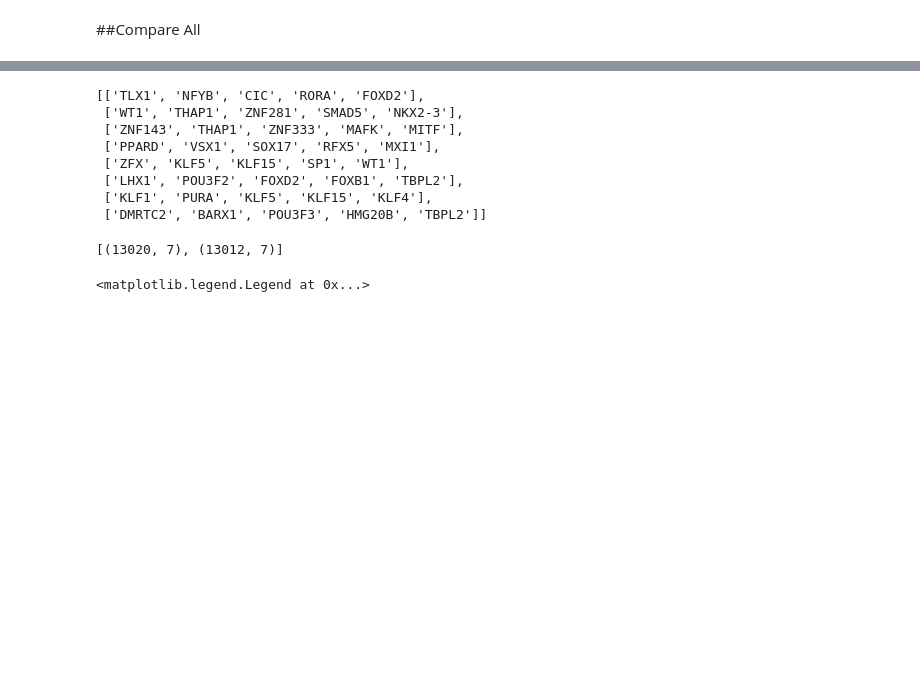
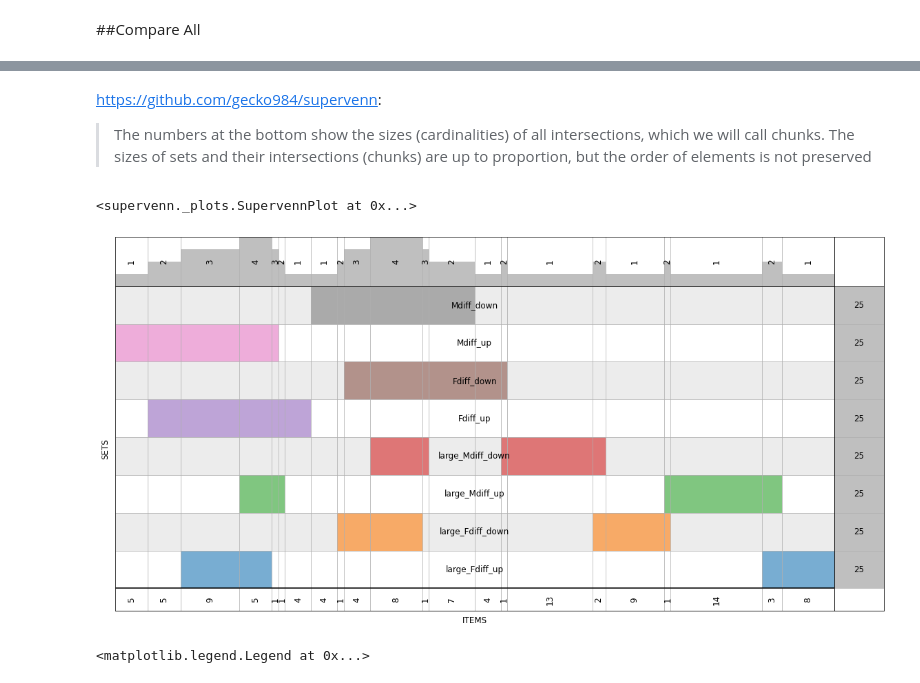
Before and after one commit to dcolinmorgan/LTCOPDsex, a Jupyter notebook: 2xCOPD_gender.ipynb, the cells around one changed output, grey strips where cells are left out. Saved outputs shown, nothing was run; the diff lists cells and outputs as text; code cells hidden in the pictures; blank space fills up the shorter version.

```diff
--- a/2xCOPD_gender.ipynb
+++ b/2xCOPD_gender.ipynb
@@ -728,22 +723,12 @@ print([rhoM,rhoF])
 # %%
-[sex_tf_diffA.sort_values(by='Fdiff')['TF'].values.tolist()[0:5],
-sex_tf_diffA.sort_values(by='Fdiff')['TF'].values.tolist()[631:636],
- sex_tf_diffA.sort_values(by='Mdiff')['TF'].values.tolist()[0:5],
-sex_tf_diffA.sort_values(by='Mdiff')['TF'].values.tolist()[631:636],
-sex_tf_diffB.sort_values(by='Fdiff')['TF'].values.tolist()[0:5],
-sex_tf_diffB.sort_values(by='Fdiff')['TF'].values.tolist()[631:636],
- sex_tf_diffB.sort_values(by='Mdiff')['TF'].values.tolist()[0:5],
-sex_tf_diffB.sort_values(by='Mdiff')['TF'].values.tolist()[631:636]]
+jeff=[set(sex_tf_diffA.sort_values(by='Fdiff')['TF'].values[0:25]),
+set(sex_tf_diffA.sort_values(by='Fdiff')['TF'].values[611:636]),
+set(sex_tf_diffA.sort_values(by='Mdiff')['TF'].values[0:25]),
+set(sex_tf_diffA.sort_values(by='Mdiff')['TF'].values[611:636]),
+set(sex_tf_diffB.sort_values(by='Fdiff')['TF'].values[0:25]),
+set(sex_tf_diffB.sort_values(by='Fdiff')['TF'].values[611:636]),
+set(sex_tf_diffB.sort_values(by='Mdiff')['TF'].values[0:25]),
+set(sex_tf_diffB.sort_values(by='Mdiff')['TF'].values[611:636])]
-# %% [output]
-[['TLX1', 'NFYB', 'CIC', 'RORA', 'FOXD2'],
- ['WT1', 'THAP1', 'ZNF281', 'SMAD5', 'NKX2-3'],
- ['ZNF143', 'THAP1', 'ZNF333', 'MAFK', 'MITF'],
- ['PPARD', 'VSX1', 'SOX17', 'RFX5', 'MXI1'],
- ['ZFX', 'KLF5', 'KLF15', 'SP1', 'WT1'],
- ['LHX1', 'POU3F2', 'FOXD2', 'FOXB1', 'TBPL2'],
- ['KLF1', 'PURA', 'KLF5', 'KLF15', 'KLF4'],
- ['DMRTC2', 'BARX1', 'POU3F3', 'HMG20B', 'TBPL2']]
-# %%
-[sex_gene_diffB.shape,sex_gene_diffA.shape]
-# %% [output]
-[(13020, 7), (13012, 7)]
+# %% [markdown]
+https://github.com/gecko984/supervenn:
+> The numbers at the bottom show the sizes (cardinalities) of all intersections, which we will call chunks. The sizes of sets and their intersections (chunks) are up to proportion, but the order of elements is not preserved
@@ -750,3 +738,14 @@ sex_tf_diffB.sort_values(by='Mdiff')['TF'].values.tolist()[631:636]]
+# %%
+plt.figure(figsize=(20, 10))
+species_names=['large_Fdiff_up','large_Fdiff_down','large_Mdiff_up','large_Mdiff_down',
+      'Fdiff_up','Fdiff_down','Mdiff_up','Mdiff_down']
+
+supervenn(jeff, species_names, rotate_col_annotations=True)#,
+          # col_annotations_area_height=1.2, sets_ordering='minimize gaps',
+          # min_width_for_annotation=180)
+# %% [output]
+<supervenn._plots.SupervennPlot at 0x...>
+[figure, added]
 # %%
 bb=pd.merge(sex_gene_diffB,sex_gene_diffA,on='gene')
 # sex_gene_diffB
```
Also changed, not shown: parts of 14 cells of this notebook.
